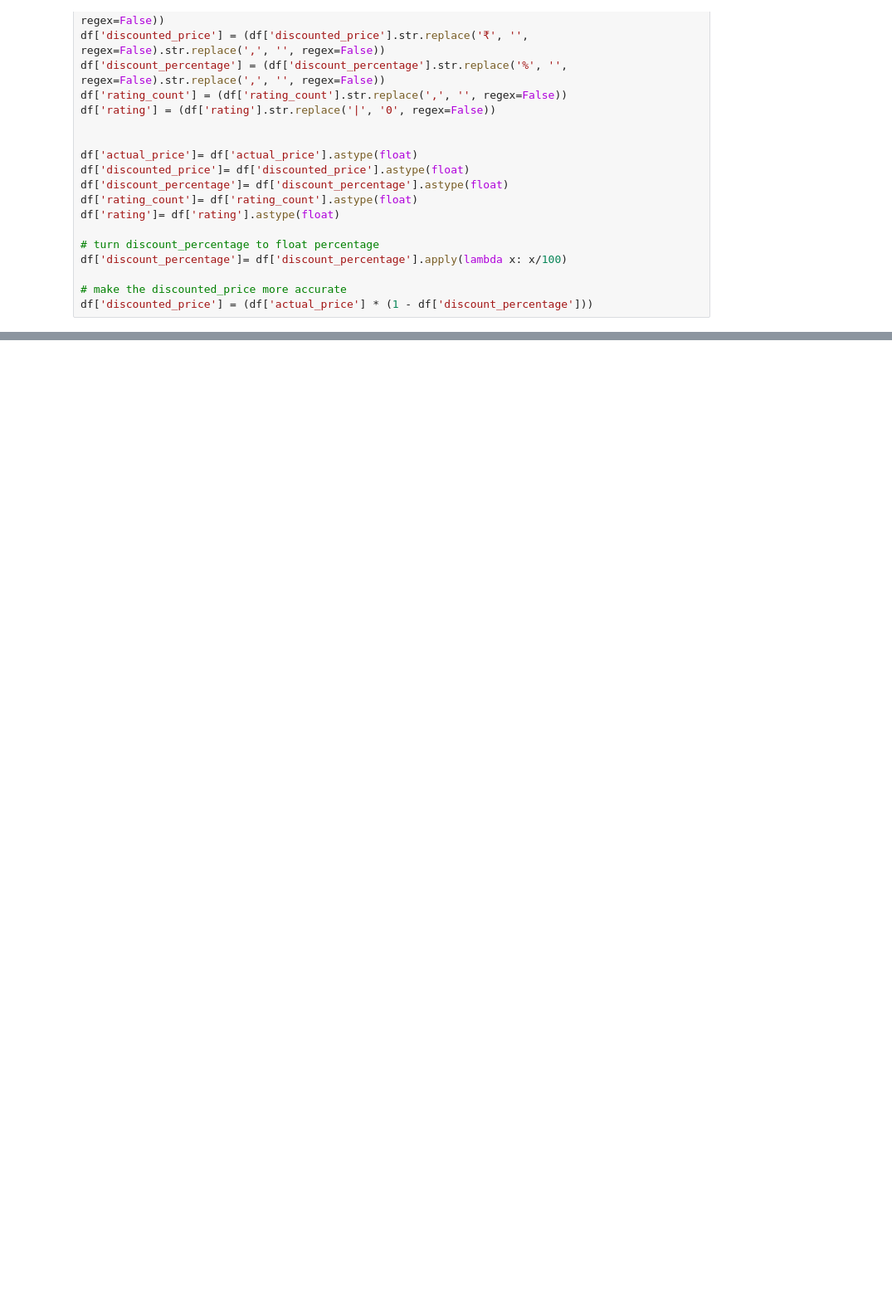
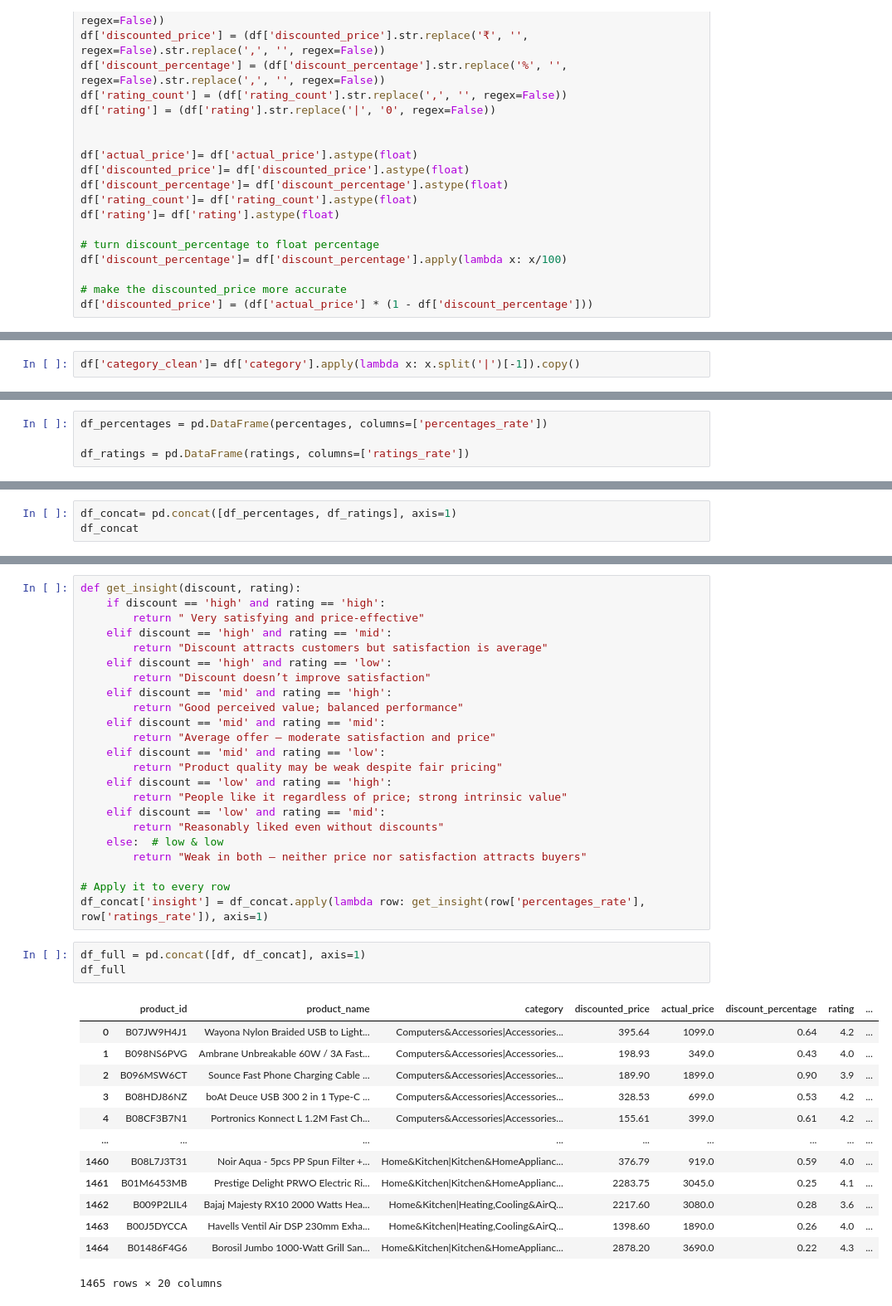
Before and after one commit to Mina-Makram-001/3_Amazon_Sales_Analysis_Project, a Jupyter notebook: 3_Business-Oriented_Questions/1_.ipynb, the cells around one changed output, grey strips where cells are left out. Shown at 83% size. Drawn from its saved outputs; the diff is of its cells as text; blank space fills up the shorter version.

```diff
--- a/3_Business-Oriented_Questions/1_.ipynb
+++ b/3_Business-Oriented_Questions/1_.ipynb
@@ -41,0 +55,2 @@ df['discounted_price'] = (df['actual_price'] * (1 - df['discount_percentage']))
+# %%
+df['category_clean']= df['category'].apply(lambda x: x.split('|')[-1]).copy()
@@ -41,0 +129,4 @@ df['discounted_price'] = (df['actual_price'] * (1 - df['discount_percentage']))
+# %%
+df_percentages = pd.DataFrame(percentages, columns=['percentages_rate'])
+
+df_ratings = pd.DataFrame(ratings, columns=['ratings_rate'])
@@ -41,0 +140,3 @@ df['discounted_price'] = (df['actual_price'] * (1 - df['discount_percentage']))
+# %%
+df_concat= pd.concat([df_percentages, df_ratings], axis=1)
+df_concat
@@ -41,0 +157,40 @@ df['discounted_price'] = (df['actual_price'] * (1 - df['discount_percentage']))
+# %%
+def get_insight(discount, rating):
+    if discount == 'high' and rating == 'high':
+        return " Very satisfying and price-effective"
+    elif discount == 'high' and rating == 'mid':
+        return "Discount attracts customers but satisfaction is average"
+    elif discount == 'high' and rating == 'low':
+        return "Discount doesn’t improve satisfaction"
+    elif discount == 'mid' and rating == 'high':
+        return "Good perceived value; balanced performance"
+    elif discount == 'mid' and rating == 'mid':
+        return "Average offer — moderate satisfaction and price"
+    elif discount == 'mid' and rating == 'low':
+        return "Product quality may be weak despite fair pricing"
+    elif discount == 'low' and rating == 'high':
+        return "People like it regardless of price; strong intrinsic value"
+    elif discount == 'low' and rating == 'mid':
+        return "Reasonably liked even without discounts"
+    else:  # low & low
+        return "Weak in both — neither price nor satisfaction attracts buyers"
+
+# Apply it to every row
+df_concat['insight'] = df_concat.apply(lambda row: get_insight(row['percentages_rate'], row['ratings_rate']), axis=1)
+# %%
+df_full = pd.concat([df, df_concat], axis=1)
+df_full
+# %% [output]
+|  | product_id | product_name | category | discounted_price | actual_price | discount_percentage | rating | ... |
+| 0 | B07JW9H4J1 | Wayona Nylon Braided USB to Light... | Computers&Accessories|Accessories... | 395.64 | 1099.0 | 0.64 | 4.2 | ... |
+| 1 | B098NS6PVG | Ambrane Unbreakable 60W / 3A Fast... | Computers&Accessories|Accessories... | 198.93 | 349.0 | 0.43 | 4.0 | ... |
+| 2 | B096MSW6CT | Sounce Fast Phone Charging Cable ... | Computers&Accessories|Accessories... | 189.90 | 1899.0 | 0.90 | 3.9 | ... |
+| 3 | B08HDJ86NZ | boAt Deuce USB 300 2 in 1 Type-C ... | Computers&Accessories|Accessories... | 328.53 | 699.0 | 0.53 | 4.2 | ... |
+| 4 | B08CF3B7N1 | Portronics Konnect L 1.2M Fast Ch... | Computers&Accessories|Accessories... | 155.61 | 399.0 | 0.61 | 4.2 | ... |
+| ... | ... | ... | ... | ... | ... | ... | ... | ... |
+| 1460 | B08L7J3T31 | Noir Aqua - 5pcs PP Spun Filter +... | Home&Kitchen|Kitchen&HomeApplianc... | 376.79 | 919.0 | 0.59 | 4.0 | ... |
+| 1461 | B01M6453MB | Prestige Delight PRWO Electric Ri... | Home&Kitchen|Kitchen&HomeApplianc... | 2283.75 | 3045.0 | 0.25 | 4.1 | ... |
+| 1462 | B009P2LIL4 | Bajaj Majesty RX10 2000 Watts Hea... | Home&Kitchen|Heating,Cooling&AirQ... | 2217.60 | 3080.0 | 0.28 | 3.6 | ... |
+| 1463 | B00J5DYCCA | Havells Ventil Air DSP 230mm Exha... | Home&Kitchen|Heating,Cooling&AirQ... | 1398.60 | 1890.0 | 0.26 | 4.0 | ... |
+| 1464 | B01486F4G6 | Borosil Jumbo 1000-Watt Grill San... | Home&Kitchen|Kitchen&HomeApplianc... | 2878.20 | 3690.0 | 0.22 | 4.3 | ... |
+1465 rows × 20 columns
```
Also changed, not shown: parts of 10 cells of this notebook, 1 other file.
